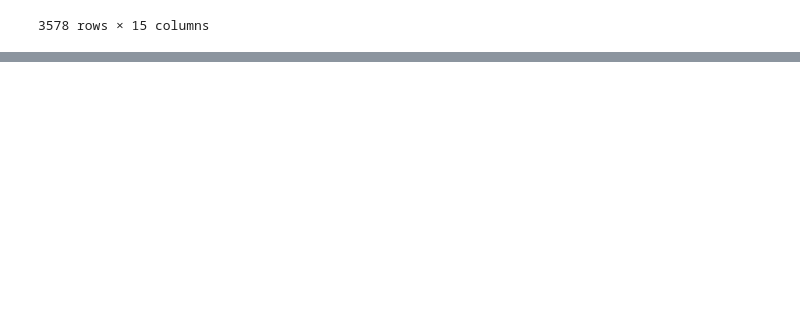
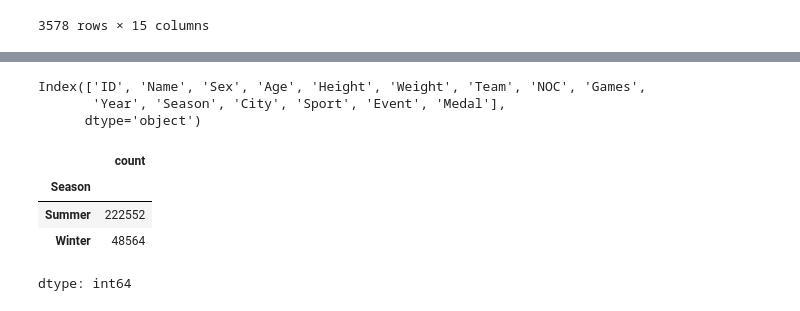
Before and after one commit to KangPixel/AIFFEL_quest_cr, a Jupyter notebook: Code/OlympicAddDel.ipynb, the cells around one changed output, grey strips where cells are left out. Drawn from its saved outputs; the diff is of its cells as text; code cells hidden in the pictures; blank space fills up the shorter version.

```diff
--- a/Code/OlympicAddDel.ipynb
+++ b/Code/OlympicAddDel.ipynb
@@ -115 +152,25 @@ https://www.data.go.kr/data/15091117/fileData.do?recommendDataYn=Y
+# %%
+# 필요한 라이브러리
+import pandas as pd
+import matplotlib.pyplot as plt
+
+# 데이터 불러오기, 복사하기
+data = pd.read_csv('athlete_events.csv')
+data_ad = data.copy()
+# %%
+# data_ad의 콜럼 확인
+print(data_ad.columns)
+# %% [output]
+Index(['ID', 'Name', 'Sex', 'Age', 'Height', 'Weight', 'Team', 'NOC', 'Games',
+       'Year', 'Season', 'City', 'Sport', 'Event', 'Medal'],
+      dtype='object')
+# %%
+# 'Season'종류 카운트
+data_ad['Season'].value_counts()
+# %% [output]
+|  | count |
+| Season |  |
+| Summer | 222552 |
+| Winter | 48564 |
+dtype: int64
 # %%
```
Also changed, not shown: parts of 22 cells of this notebook.
